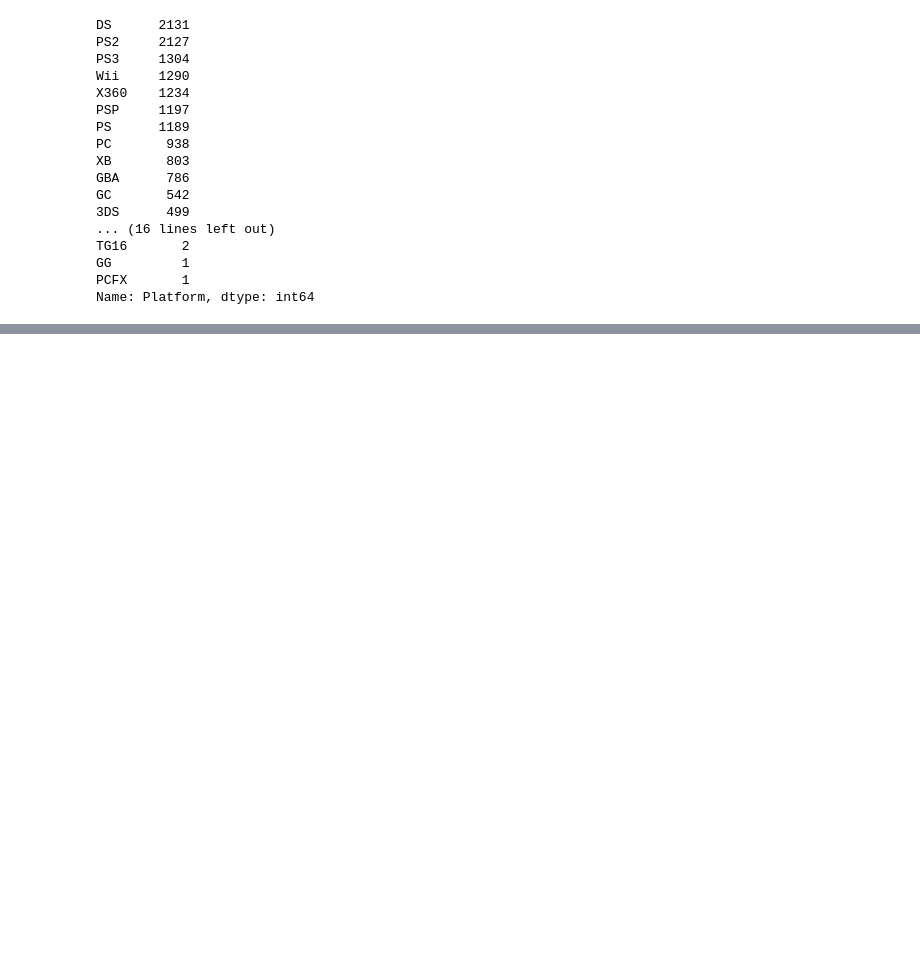
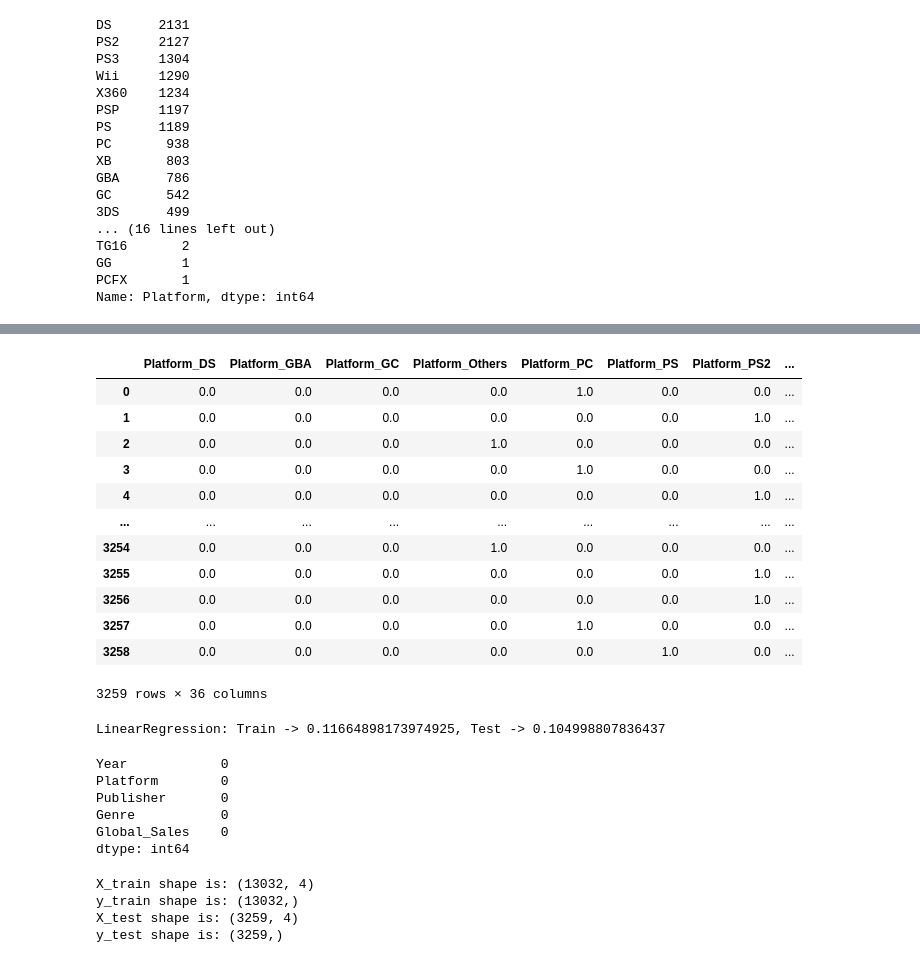
Before and after one commit to dongspark/Mid-project, a Jupyter notebook: notebooks/mid-project.ipynb, the cells around one changed output, grey strips where cells are left out. Saved outputs shown, nothing was run; the diff lists cells and outputs as text; code cells hidden in the pictures; blank space fills up the shorter version.

```diff
--- a/notebooks/mid-project.ipynb
+++ b/notebooks/mid-project.ipynb
@@ -236,0 +470,3 @@ Name: Platform, dtype: int64
+# %%
+X_test_1_hot_col = X_test[['Platform','Publisher','Genre']]
+X_test_1_hot_col
@@ -236,0 +506,18 @@ Name: Platform, dtype: int64
+# %%
+cols1 = encoder.get_feature_names(input_features = X_test_1_hot_col.columns)
+X_test_col_encoded = pd.DataFrame(encoder.transform( X_test_1_hot_col).toarray(),columns=cols1)
+X_test_col_encoded
+# %% [output]
+|  | Platform_DS | Platform_GBA | Platform_GC | Platform_Others | Platform_PC | Platform_PS | Platform_PS2 | ... |
+| 0 | 0.0 | 0.0 | 0.0 | 0.0 | 1.0 | 0.0 | 0.0 | ... |
+| 1 | 0.0 | 0.0 | 0.0 | 0.0 | 0.0 | 0.0 | 1.0 | ... |
+| 2 | 0.0 | 0.0 | 0.0 | 1.0 | 0.0 | 0.0 | 0.0 | ... |
+| 3 | 0.0 | 0.0 | 0.0 | 0.0 | 1.0 | 0.0 | 0.0 | ... |
+| 4 | 0.0 | 0.0 | 0.0 | 0.0 | 0.0 | 0.0 | 1.0 | ... |
+| ... | ... | ... | ... | ... | ... | ... | ... | ... |
+| 3254 | 0.0 | 0.0 | 0.0 | 1.0 | 0.0 | 0.0 | 0.0 | ... |
+| 3255 | 0.0 | 0.0 | 0.0 | 0.0 | 0.0 | 0.0 | 1.0 | ... |
+| 3256 | 0.0 | 0.0 | 0.0 | 0.0 | 0.0 | 0.0 | 1.0 | ... |
+| 3257 | 0.0 | 0.0 | 0.0 | 0.0 | 1.0 | 0.0 | 0.0 | ... |
+| 3258 | 0.0 | 0.0 | 0.0 | 0.0 | 0.0 | 1.0 | 0.0 | ... |
+3259 rows × 36 columns
@@ -236,0 +531,5 @@ Name: Platform, dtype: int64
+# %%
+model_list = [LinearRegression()]
+models_automation(model_list, X_train_col_encoded, y_train,X_test_col_encoded, y_test)
+# %% [output]
+LinearRegression: Train -> 0.11664898173974925, Test -> 0.104998807836437
@@ -236,0 +538,9 @@ Name: Platform, dtype: int64
+# %%
+df3.isna().sum()
+# %% [output]
+Year            0
+Platform        0
+Publisher       0
+Genre           0
+Global_Sales    0
+dtype: int64
@@ -236,0 +550,11 @@ Name: Platform, dtype: int64
+# %%
+X_train, X_test, y_train, y_test = train_test_split(X, y, test_size=0.2, random_state=13)
+print('X_train shape is:',X_train.shape)
+print('y_train shape is:', y_train.shape)
+print('X_test shape is:', X_test.shape)
+print('y_test shape is:', y_test.shape)
+# %% [output]
+X_train shape is: (13032, 4)
+y_train shape is: (13032,)
+X_test shape is: (3259, 4)
+y_test shape is: (3259,)
```
Also changed, not shown: parts of 45 cells of this notebook.
